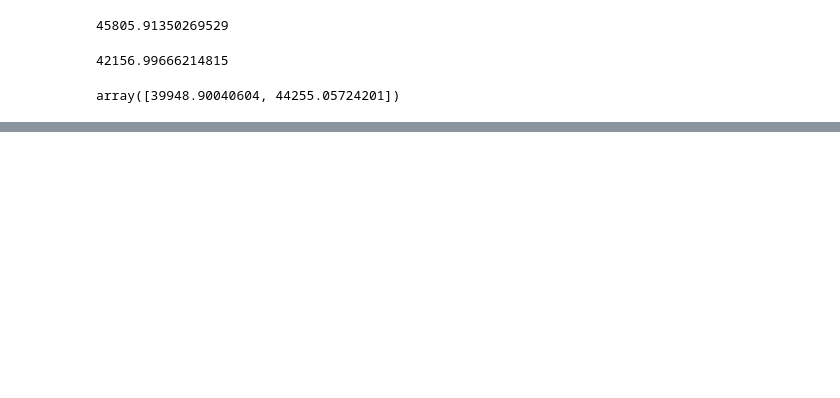
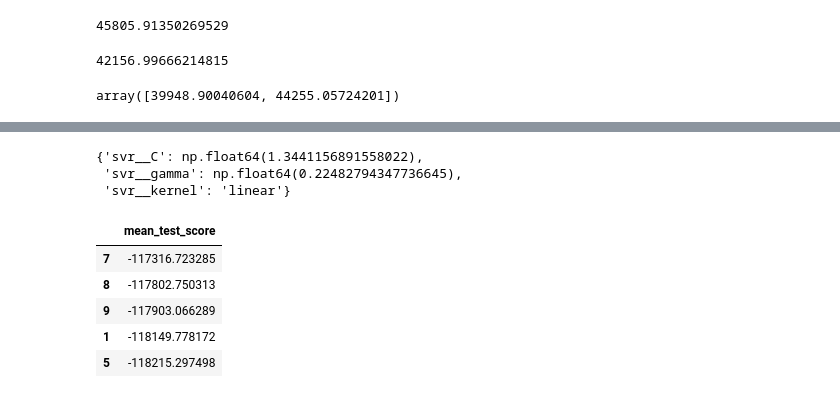
Before and after one commit to fractalate/study-geron-hands-on-machine-learning-with-scikit-learn-keras-and-tensorflow, a Jupyter notebook: Chapter 02/Notebook.ipynb, the cells around one changed output, grey strips where cells are left out. Cells and saved outputs as stored; diff of their text form; code cells hidden in the pictures; blank space fills up the shorter version.

```diff
--- a/Chapter 02/Notebook.ipynb
+++ b/Chapter 02/Notebook.ipynb
@@ -1003,0 +1077,22 @@ array([39948.90040604, 44255.05724201])
+# %%
+# Exercises 2
+
+from sklearn.svm import SVR
+from scipy.stats import norm
+
+svr_reg = Pipeline([
+    ('preprocessing', preprocessing),
+    ('svr', SVR()),
+])
+
+svr_rand_search = RandomizedSearchCV(
+    svr_reg,
+    param_distributions={
+        'svr__kernel': ['linear', 'rbf'],
+        'svr__C': norm(loc=1.0, scale=0.2),
+        'svr__gamma': norm(loc=0.15, scale=.1),
+    },
+    cv=3, scoring='neg_root_mean_squared_error',
+)
+
+svr_rand_search.fit(housing[:5000], housing_labels[:5000])
@@ -1003,0 +1117,17 @@ array([39948.90040604, 44255.05724201])
+# %%
+svr_rand_search.best_params_
+# %% [output]
+{'svr__C': np.float64(1.3441156891558022),
+ 'svr__gamma': np.float64(0.22482794347736645),
+ 'svr__kernel': 'linear'}
+# %%
+cv_res = pd.DataFrame(svr_rand_search.cv_results_)
+cv_res = cv_res[['mean_test_score']].sort_values(by='mean_test_score', ascending=False)
+cv_res.head()
+# %% [output]
+|  | mean_test_score |
+| 7 | -117316.723285 |
+| 8 | -117802.750313 |
+| 9 | -117903.066289 |
+| 1 | -118149.778172 |
+| 5 | -118215.297498 |
```
Also changed, not shown: parts of 9 cells of this notebook, 1 other file.
